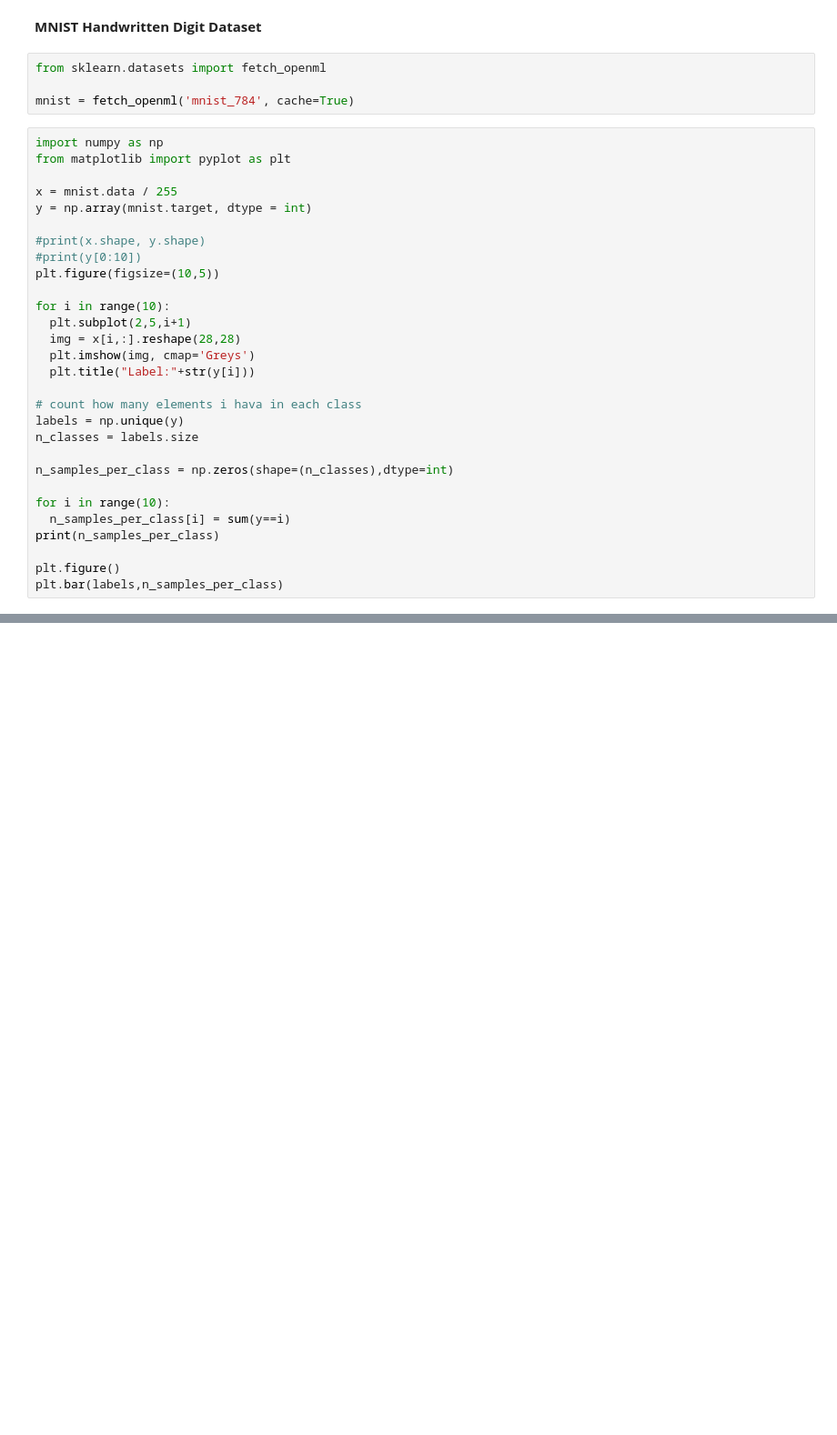
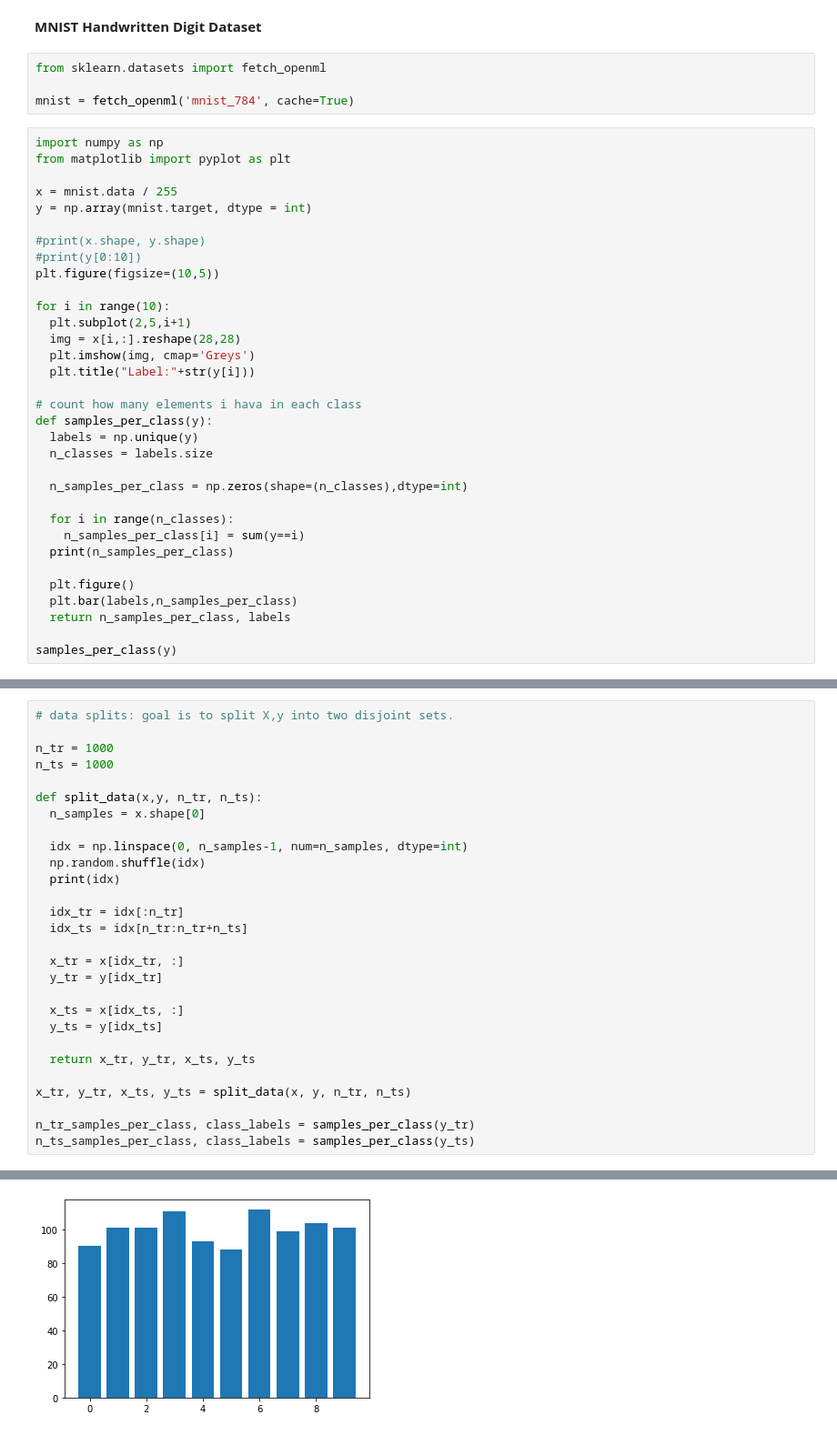
Before and after one commit to MarcoMulas99/ISD, a Jupyter notebook: MNIST_example.ipynb, the cells around one changed output, grey strips where cells are left out. Shown at 91% size. Saved outputs shown, nothing was run; the diff lists cells and outputs as text; blank space fills up the shorter version.

```diff
--- a/MNIST_example.ipynb
+++ b/MNIST_example.ipynb
@@ -24,16 +24,20 @@ for i in range(10):
   plt.title("Label:"+str(y[i]))
 
 # count how many elements i hava in each class
-labels = np.unique(y)
-n_classes = labels.size
+def samples_per_class(y):
+  labels = np.unique(y)
+  n_classes = labels.size
 
-n_samples_per_class = np.zeros(shape=(n_classes),dtype=int)
+  n_samples_per_class = np.zeros(shape=(n_classes),dtype=int)
 
-for i in range(10):
-  n_samples_per_class[i] = sum(y==i)
-print(n_samples_per_class)
+  for i in range(n_classes):
+    n_samples_per_class[i] = sum(y==i)
+  print(n_samples_per_class)
 
-plt.figure()
-plt.bar(labels,n_samples_per_class)
+  plt.figure()
+  plt.bar(labels,n_samples_per_class)
+  return n_samples_per_class, labels
+
+samples_per_class(y)
 # %% [output]
 [6903 7877 6990 7141 6824 6313 6876 7293 6825 6958]
@@ -41,2 +46,31 @@ plt.bar(labels,n_samples_per_class)
 [figure]
 [figure]
+# %%
+# data splits: goal is to split X,y into two disjoint sets.
+
+n_tr = 1000
+n_ts = 1000
+
+def split_data(x,y, n_tr, n_ts):
+  n_samples = x.shape[0]
+
+  idx = np.linspace(0, n_samples-1, num=n_samples, dtype=int)
+  np.random.shuffle(idx)
+  print(idx)
+
+  idx_tr = idx[:n_tr]
+  idx_ts = idx[n_tr:n_tr+n_ts]
+
+  x_tr = x[idx_tr, :]
+  y_tr = y[idx_tr]
+
+  x_ts = x[idx_ts, :]
+  y_ts = y[idx_ts]
+
+  return x_tr, y_tr, x_ts, y_ts
+
+x_tr, y_tr, x_ts, y_ts = split_data(x, y, n_tr, n_ts)
+
+n_tr_samples_per_class, class_labels = samples_per_class(y_tr)
+n_ts_samples_per_class, class_labels = samples_per_class(y_ts)
+# %% [output]
@@ -42,0 +80 @@ plt.bar(labels,n_samples_per_class)
+[figure, added]
```
Also changed, not shown: parts of 4 cells of this notebook.
